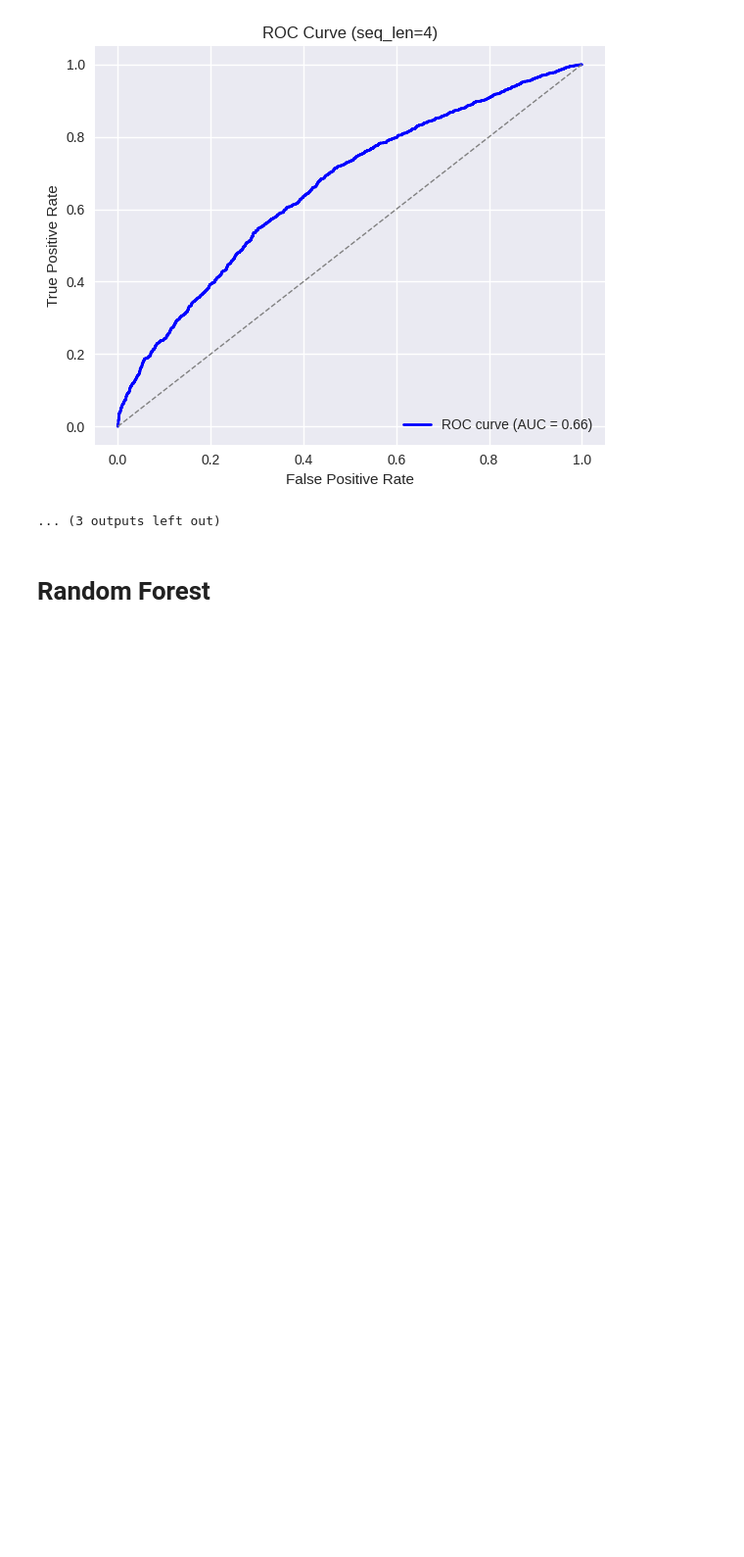
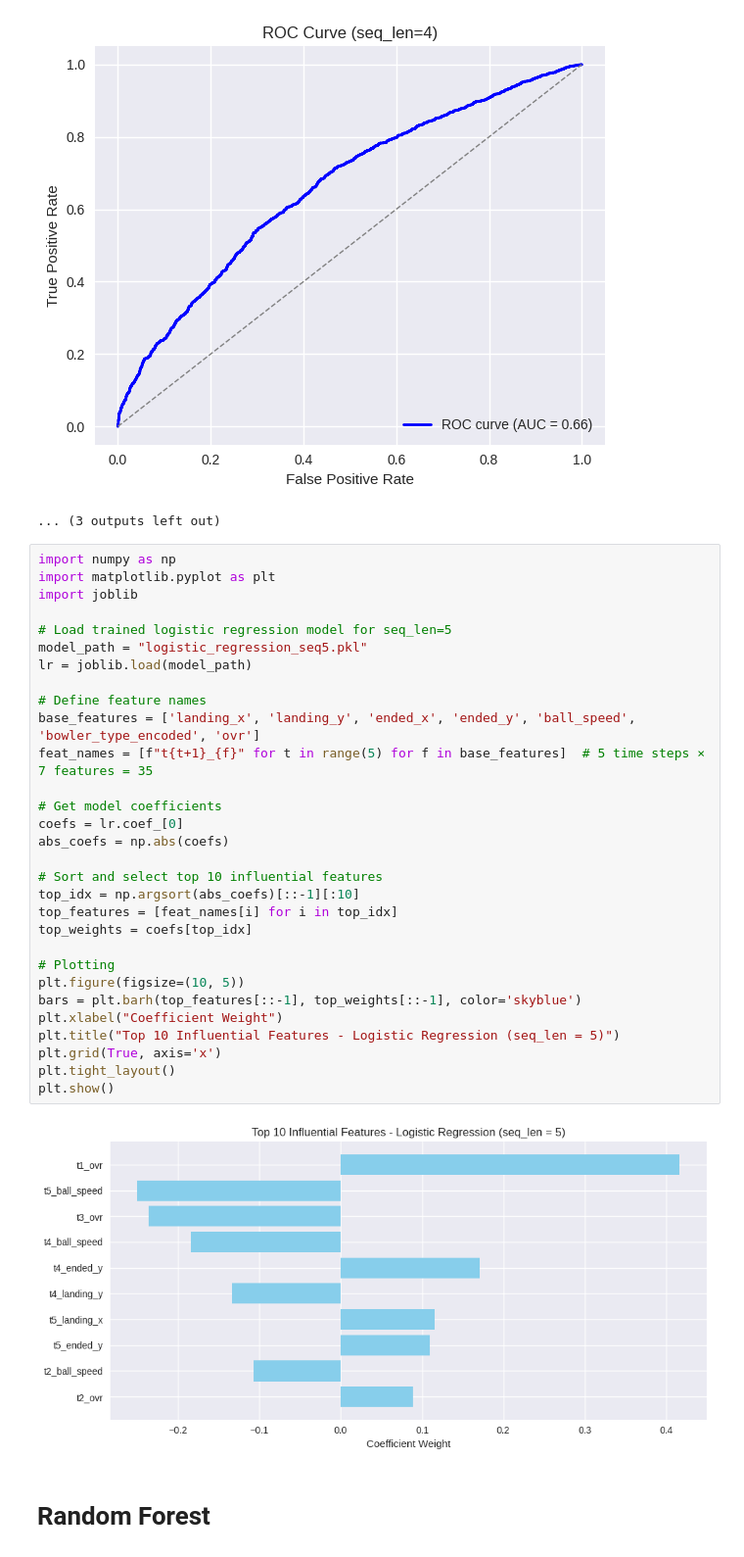
Before and after one commit to sanchit-22/Bowling_Deceptiveness, a Jupyter notebook: eval/eval.ipynb, the cells around one changed output. Shown at 98% size. Saved outputs shown, nothing was run; the diff lists cells and outputs as text; blank space fills up the shorter version.

```diff
--- a/eval/eval.ipynb
+++ b/eval/eval.ipynb
@@ -102,6 +102,38 @@ for seq_len in [1, 2, 3, 4, 5]:
 [figure]
 [figure]
 ... (3 outputs left out)
+# %%
+import numpy as np
+import matplotlib.pyplot as plt
+import joblib
+
+# Load trained logistic regression model for seq_len=5
+model_path = "logistic_regression_seq5.pkl"
+lr = joblib.load(model_path)
+
+# Define feature names
+base_features = ['landing_x', 'landing_y', 'ended_x', 'ended_y', 'ball_speed', 'bowler_type_encoded', 'ovr']
+feat_names = [f"t{t+1}_{f}" for t in range(5) for f in base_features]  # 5 time steps × 7 features = 35
+
+# Get model coefficients
+coefs = lr.coef_[0]
+abs_coefs = np.abs(coefs)
+
+# Sort and select top 10 influential features
+top_idx = np.argsort(abs_coefs)[::-1][:10]
+top_features = [feat_names[i] for i in top_idx]
+top_weights = coefs[top_idx]
+
+# Plotting
+plt.figure(figsize=(10, 5))
+bars = plt.barh(top_features[::-1], top_weights[::-1], color='skyblue')
+plt.xlabel("Coefficient Weight")
+plt.title("Top 10 Influential Features - Logistic Regression (seq_len = 5)")
+plt.grid(True, axis='x')
+plt.tight_layout()
+plt.show()
+# %% [output]
+[figure, added]
 # %% [markdown]
 # Random Forest
 # %%
```
Also changed, not shown: parts of 4 cells of this notebook, 7 other files.
